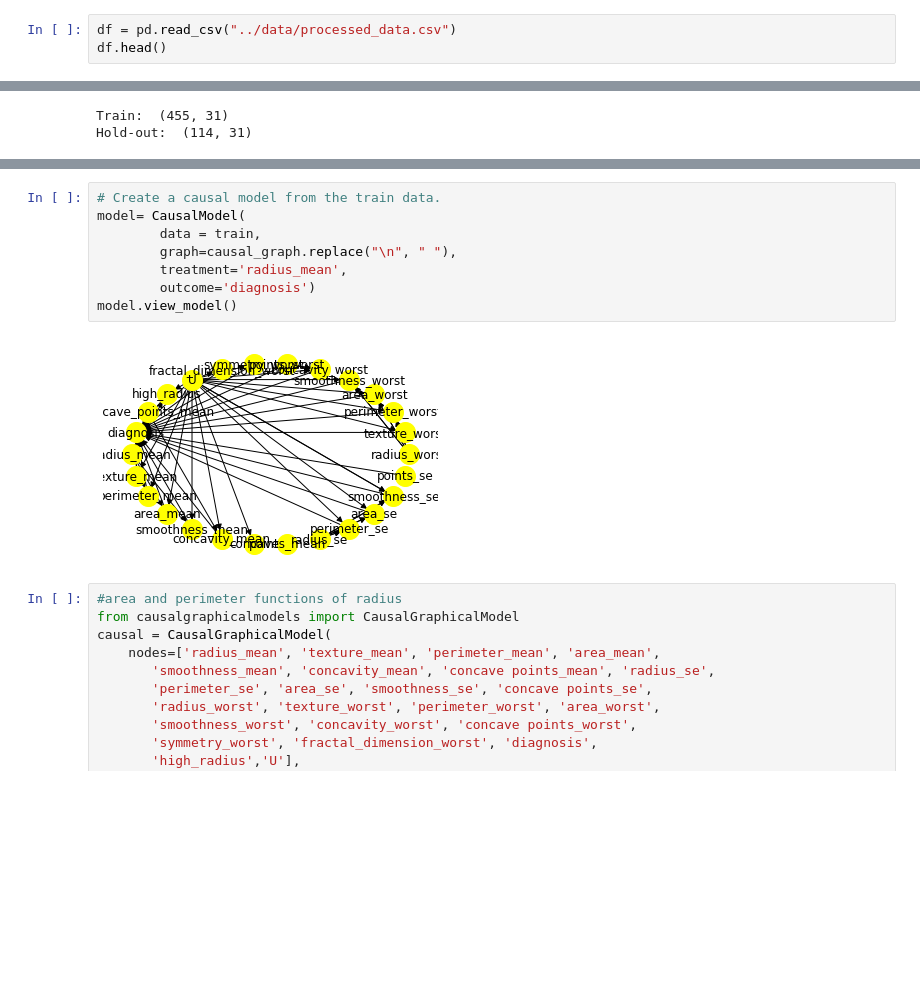
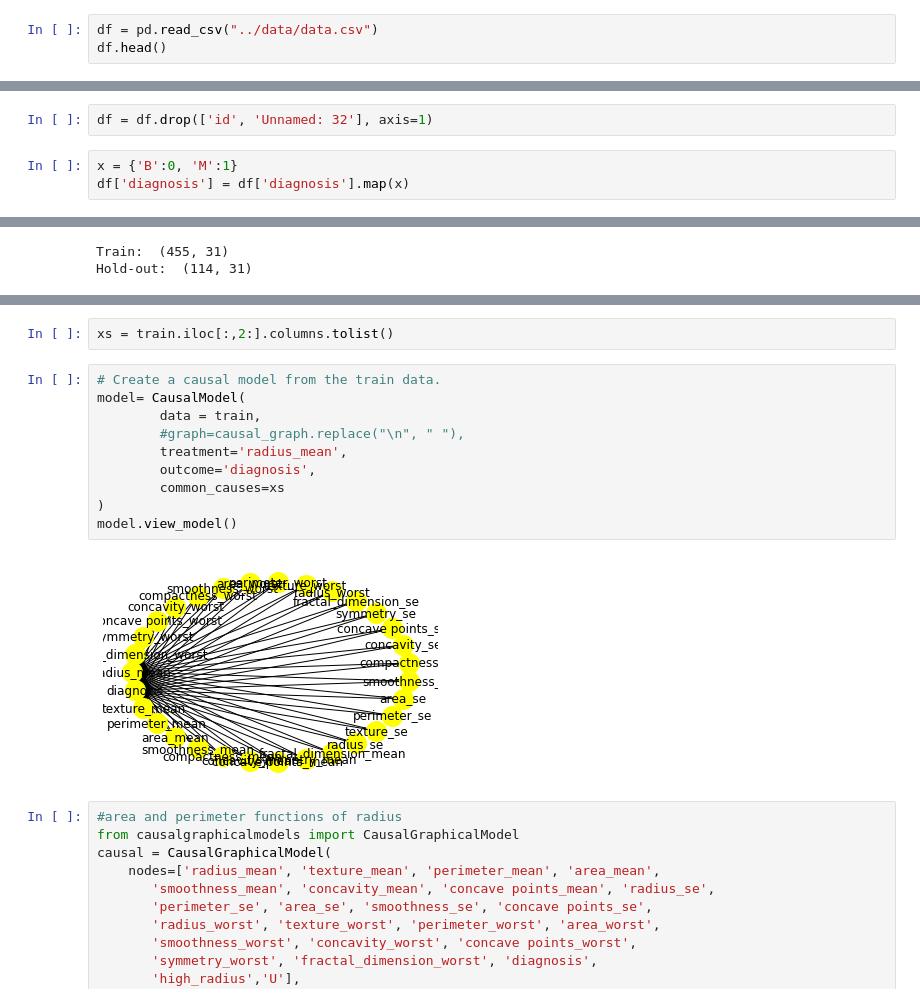
Before and after one commit to khaiyra/casualty, a Jupyter notebook: notebook/casual_learning.ipynb, the cells around one changed output, grey strips where cells are left out. Saved outputs shown, nothing was run; the diff lists cells and outputs as text; blank space fills up the shorter version.

Commit message:
causal notebook

```diff
--- a/notebook/casual_learning.ipynb
+++ b/notebook/casual_learning.ipynb
@@ -14,6 +14,6 @@ warnings.filterwarnings('ignore')
 from dowhy import CausalModel
 from IPython.display import Image, display
 # %%
-df = pd.read_csv("../data/processed_data.csv")
+df = pd.read_csv("../data/data.csv")
 df.head()
 # %% [output]
@@ -26,2 +26,7 @@ df.head()
 # %% [markdown]
 * Feature selection - logistic regression
+# %%
+df = df.drop(['id', 'Unnamed: 32'], axis=1)
+# %%
+x = {'B':0, 'M':1}
+df['diagnosis'] = df['diagnosis'].map(x)
@@ -83,13 +58,17 @@ concavity_worst->diagnosis;concave points_worst->diagnosis;symmetry_worst->diagn
+# %%
+xs = train.iloc[:,2:].columns.tolist()
 # %%
 # Create a causal model from the train data.
 model= CausalModel(
         data = train,
-        graph=causal_graph.replace("\n", " "),
+        #graph=causal_graph.replace("\n", " "),
         treatment='radius_mean',
-        outcome='diagnosis')
+        outcome='diagnosis',
+        common_causes=xs
+)
 model.view_model()
 # %% [output]
-[figure, old version]
+[figure, new version]
 # %%
 #area and perimeter functions of radius
 from causalgraphicalmodels import CausalGraphicalModel
```
Also changed, not shown: parts of 32 cells of this notebook.
